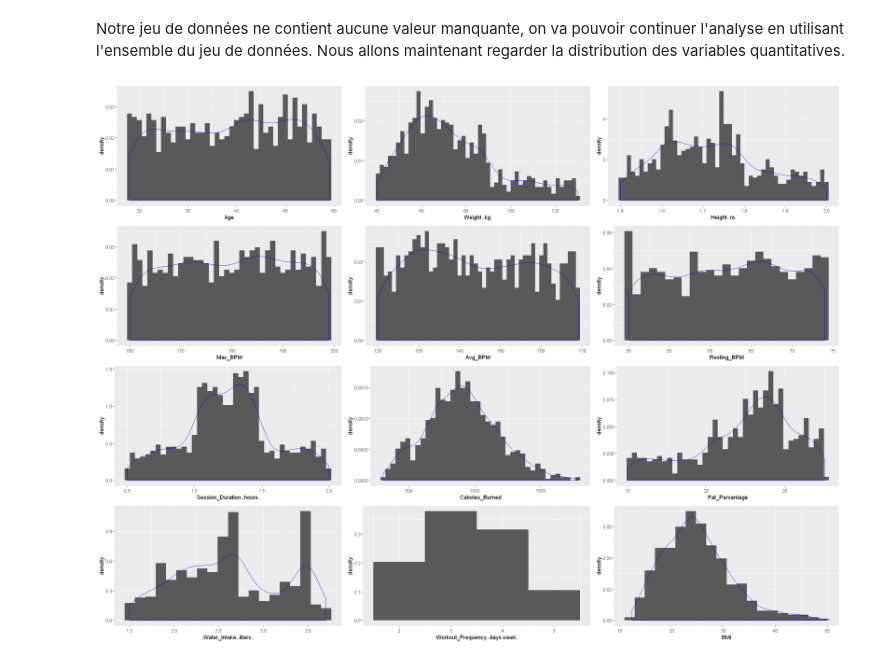
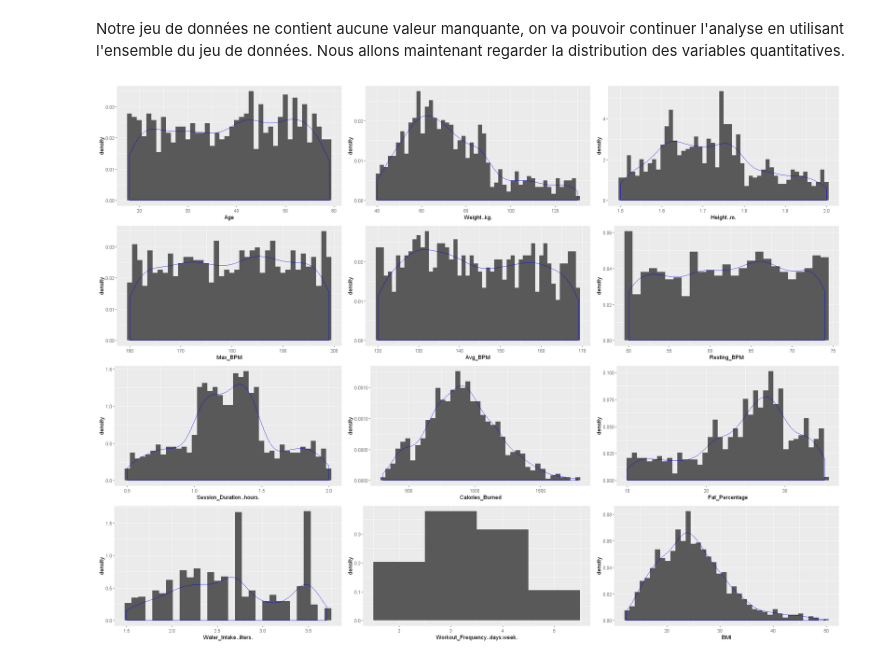
Before and after one commit to P-Point-all/ML_Gym_exercise, a Jupyter notebook: ML_Gym.ipynb, the cells around one changed output. Saved outputs shown, nothing was run; the diff lists cells and outputs as text; code cells hidden in the pictures.

```diff
--- a/ML_Gym.ipynb
+++ b/ML_Gym.ipynb
@@ -86,20 +127,20 @@ Nous allons maintenant regarder la distribution des variables quantitatives.
 # %%
 g1<-ggplot(gym,aes(x=Age))+geom_histogram(aes(y=..density..),bins=max(gym[,"Age"])-min(gym[,"Age"])+1)+geom_density(alpha=.2, col="blue")
 g2<-ggplot(gym,aes(x=Weight..kg.))+geom_histogram(aes(y=..density..),bins=50)+geom_density(alpha=.2, col="blue")
 g3<-ggplot(gym,aes(x=Height..m.))+geom_histogram(aes(y=..density..),bins=50)+geom_density(alpha=.2, col="blue")
 g4<-ggplot(gym,aes(x=Max_BPM))+geom_histogram(aes(y=..density..),bins=max(gym[,"Max_BPM"])-min(gym[,"Max_BPM"])+1)+geom_density(alpha=.2, col="blue")
 g5<-ggplot(gym,aes(x=Avg_BPM))+geom_histogram(aes(y=..density..),bins=max(gym[,"Avg_BPM"])-min(gym[,"Avg_BPM"])+1)+geom_density(alpha=.2, col="blue")
 g6<-ggplot(gym,aes(x=Resting_BPM))+geom_histogram(aes(y=..density..),bins=max(gym[,"Resting_BPM"])-min(gym[,"Resting_BPM"])+1)+geom_density(alpha=.2, col="blue")
 g7<-ggplot(gym,aes(x=Session_Duration..hours.))+geom_histogram(aes(y=..density..),bins=40)+geom_density(alpha=.2, col="blue")
 g8<-ggplot(gym,aes(x=Calories_Burned))+geom_histogram(aes(y=..density..),bins=40)+geom_density(alpha=.2, col="blue")
 g9<-ggplot(gym,aes(x=Fat_Percentage))+geom_histogram(aes(y=..density..),bins=40)+geom_density(alpha=.2, col="blue")
-g10<-ggplot(gym,aes(x=Water_Intake..liters.))+geom_histogram(aes(y=..density..),bins=20)+geom_density(alpha=.2, col="blue")
+g10<-ggplot(gym,aes(x=Water_Intake..liters.))+geom_histogram(aes(y=..density..),bins=30)+geom_density(alpha=.2, col="blue")
 g11<-ggplot(gym,aes(x=Workout_Frequency..days.week.))+geom_histogram(aes(y=..density..),bins=4)
-g12<-ggplot(gym,aes(x=BMI))+geom_histogram(aes(y=..density..),bins=20)+geom_density(alpha=.2, col="blue")
+g12<-ggplot(gym,aes(x=BMI))+geom_histogram(aes(y=..density..),bins=40)+geom_density(alpha=.2, col="blue")
 
 
 options(repr.plot.width=20, repr.plot.height=15)
 grid.arrange(g1,g2,g3,g4,g5,g6,g7,g8,g9,g10,g11,g12,ncol=3)
 # %% [output]
-[figure, old version]
+[figure, new version]
 # %% [markdown]
```
Also changed, not shown: parts of 8 cells of this notebook.
